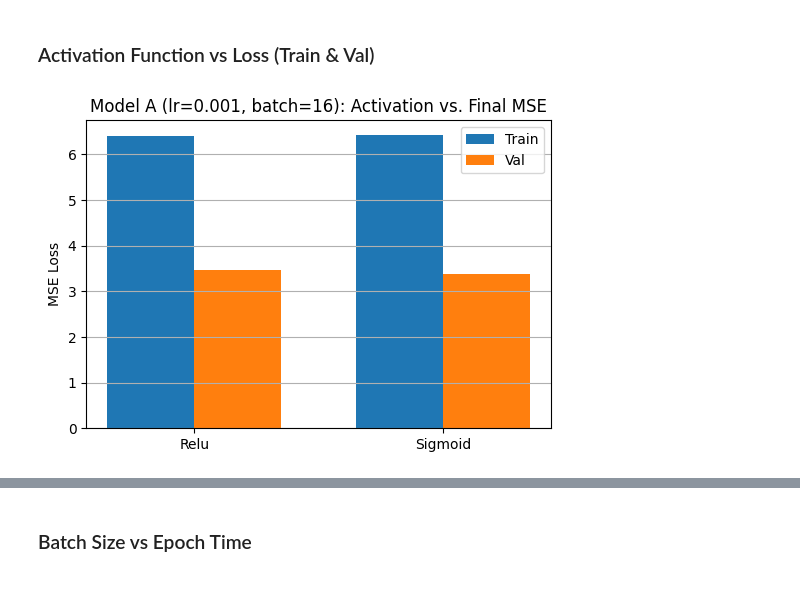
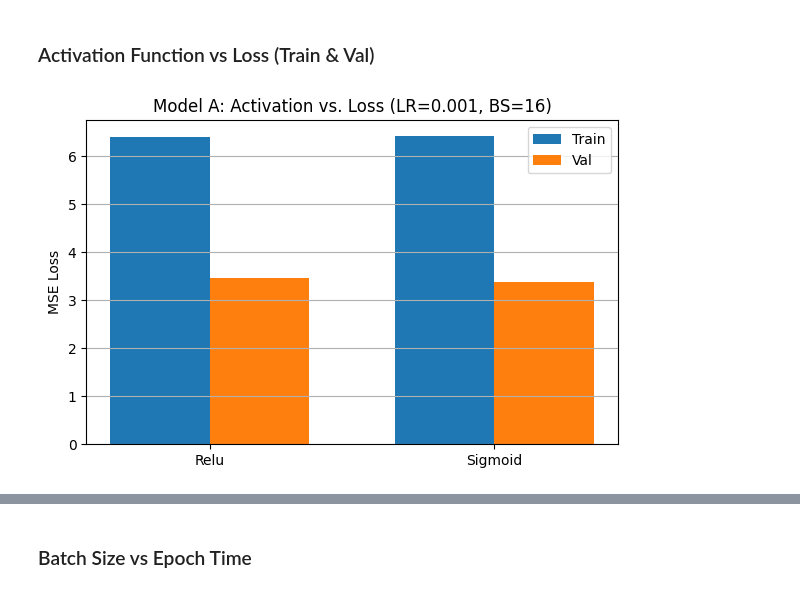
Before and after one commit to tonyzrl/ANN_Assignment, a Jupyter notebook: ANN_Notebook.ipynb, the cells around one changed output, grey strips where cells are left out. Drawn from its saved outputs; the diff is of its cells as text; code cells hidden in the pictures.

```diff
--- a/ANN_Notebook.ipynb
+++ b/ANN_Notebook.ipynb
@@ -201,27 +201,27 @@ def relu_deriv(dA, cache):
 ### Neural Network Class
 # %%
 class NeuralNetwork:
-    def __init__(self, layer_dims=[110, 256, 1], learning_rate=1e-5, activation='relu'):
+    def __init__(self, layer_dims=[110, 256, 1], learning_rate=1e-3, activation='relu'):
         """
         layer_dims: list of layer sizes, e.g [110,256,1] or [110,128,128,1]
         learning_rate: step size for gradient descent
         activation: 'relu' or 'sigmoid' for hidden layers
         """
-        self.layer_dims    = layer_dims
+        self.layer_dims = layer_dims
         self.learning_rate = learning_rate
 
         # pick activation & its derivative
         if activation.lower() == 'relu':
-            self.activation       = relu
+            self.activation = relu
             self.activation_deriv = relu_deriv
         else:
-            self.activation       = sigmoid
+            self.activation = sigmoid
             self.activation_deriv = sigmoid_deriv
 
         # number of layers (excluding input)
         self.L = len(layer_dims) - 1
 
-        # initialise parameters for weights and biases
+        # initialise random values for weights and biases
         for l in range(1, self.L + 1):
             n_in  = layer_dims[l-1]
             n_out = layer_dims[l]
@@ -232,7 +232,7 @@ class NeuralNetwork:
         """
         Performs a full forward pass.
         Returns:
-          ZL: (1, m) predictions
+          Zl: (1, m) predictions
           caches: list of ((A,W,b), Z) tuples
         """
         caches = []
@@ -251,11 +251,11 @@ class NeuralNetwork:
         # output layer (linear)
         Wl = getattr(self, f'W{self.L}')
         bl = getattr(self, f'b{self.L}')
-        ZL = Wl @ A + bl
+        Zl = Wl @ A + bl
 
-        # Cache (A_prev_for_output_layer, Wl, bl) and ZL
-        caches.append(((A, Wl, bl), ZL))
-        return ZL, caches
+        # Cache (A for output layer, Wl, bl) and Zl
+        caches.append(((A, Wl, bl), Zl))
+        return Zl, caches
 
     def back_layer(self, dZ, cache):
         """
@@ -513,56 +479,37 @@ plt.savefig('modelB_LR_vs_TestLoss.png')
 # %% [markdown]
 ### Activation Function vs Loss (Train & Val)
 # %%
-# ——— Model A: Activation Function vs. Loss ———
-activations       = ['relu', 'sigmoid']
-train_losses_actA = []
-val_losses_actA   = []
+def plot_activation_vs_loss(runs, model_label, learning_rate=0.001, batch_size=16,
+                            activations=('relu', 'sigmoid'), out_file=None):
+    # collect last‐epoch train & val losses for each activation
+    train_losses = []
+    val_losses   = []
+    for act in activations:
+        run = next(r for r in runs
+                   if r['activation']    == act
+                   and r['learning_rate'] == learning_rate
+                   and r['batch_size']    == batch_size)
+        train_losses.append(run['train_losses'][-1])
+        val_losses.append(  run['val_losses'][-1])
 
-for act in activations:
-    runA = next(r for r in resultsA
-                if r['activation']==act
-                and r['learning_rate']==0.001
-                and r['batch_size']==16)
-    train_losses_actA.append(runA['train_losses'][-1])
-    val_losses_actA.append(  runA['val_losses'][-1])
+    x = np.arange(len(activations))
+    width = 0.35
 
-x     = np.arange(len(activations))
-width = 0.35
+    plt.figure(figsize=(6,4))
+    plt.bar(x - width/2, train_losses, width, label='Train')
+    plt.bar(x + width/2, val_losses,   width, label='Val')
+    plt.xticks(x, [a.capitalize() for a in activations])
+    plt.title(f"{model_label}: Activation vs. Loss "
+              f"(LR={learning_rate}, BS={batch_size})")
+    plt.ylabel("MSE Loss")
+    plt.legend()
+    plt.grid(axis='y')
+    plt.tight_layout()
 
-plt.figure(figsize=(6,4))
-plt.bar(x - width/2, train_losses_actA, width, label='Train')
-plt.bar(x + width/2, val_losses_actA,   width, label='Val')
-plt.xticks(x, [a.capitalize() for a in activations])
-plt.title("Model A: Activation vs. Loss (LR = 0.001, BS = 16)")
-plt.ylabel("MSE Loss")
-plt.legend()
-plt.grid(axis='y')
-plt.savefig('modelA_AF_vs_Loss.png')
+    if out_file:
+        plt.savefig(out_file)
 
-# ——— Model B: Activation Function vs. Loss ———
-activations       = ['relu', 'sigmoid']
-train_losses_actB = []
-val_losses_actB   = []
-
-for act in activations:
-    runB = next(r for r in resultsB
-                if r['activation']==act
-                and r['learning_rate']==0.001
-                and r['batch_size']==16)
-    train_losses_actB.append(runB['train_losses'][-1])
-    val_losses_actB.append(  runB['val_losses'][-1])
-
-x     = np.arange(len(activations))
-width = 0.35
-
-plt.figure(figsize=(6,4))
-plt.bar(x - width/2, train_losses_actB, width, label='Train')
-plt.bar(x + width/2, val_losses_actB,   width, label='Val')
-plt.xticks(x, [a.capitalize() for a in activations])
-plt.title("Model A: Activation vs. Loss (LR = 0.001, BS = 16)")
-plt.ylabel("MSE Loss")
-plt.legend()
-plt.grid(axis='y')
-plt.savefig('modelB_AF_vs_Loss.png')
+plot_activation_vs_loss(resultsA, 'Model A', out_file='modelA_AF_vs_Loss.png')
+plot_activation_vs_loss(resultsB, 'Model B', out_file='modelB_AF_vs_Loss.png')
 # %% [output]
-[figure, old version]
+[figure, new version]
```
Also changed, not shown: parts of 9 cells of this notebook.
